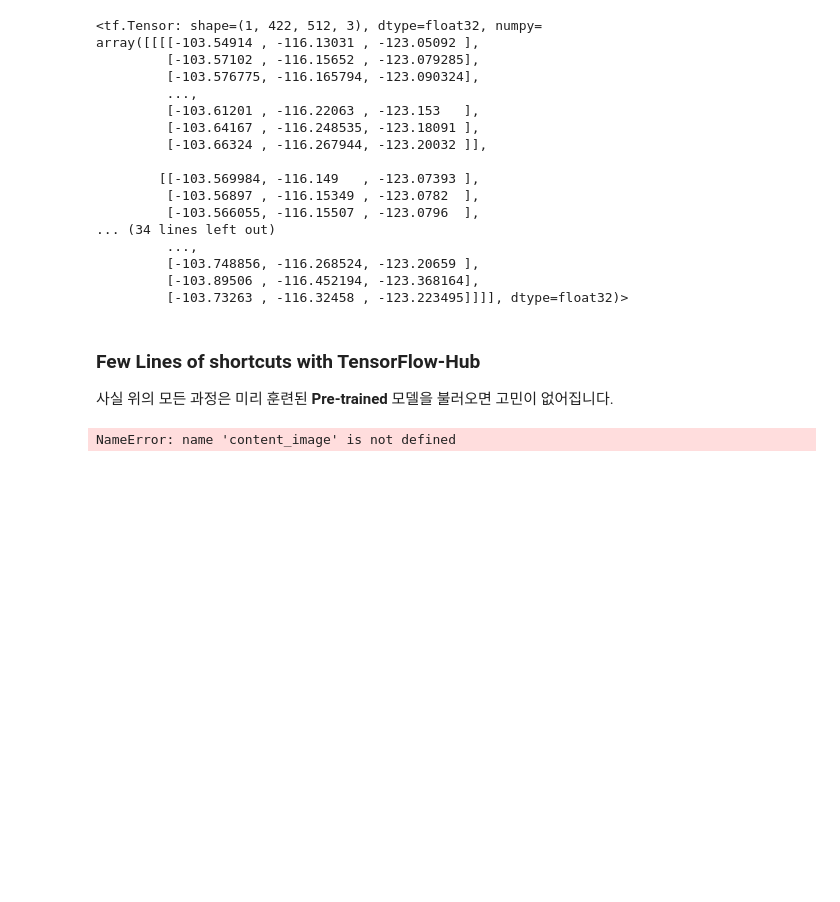
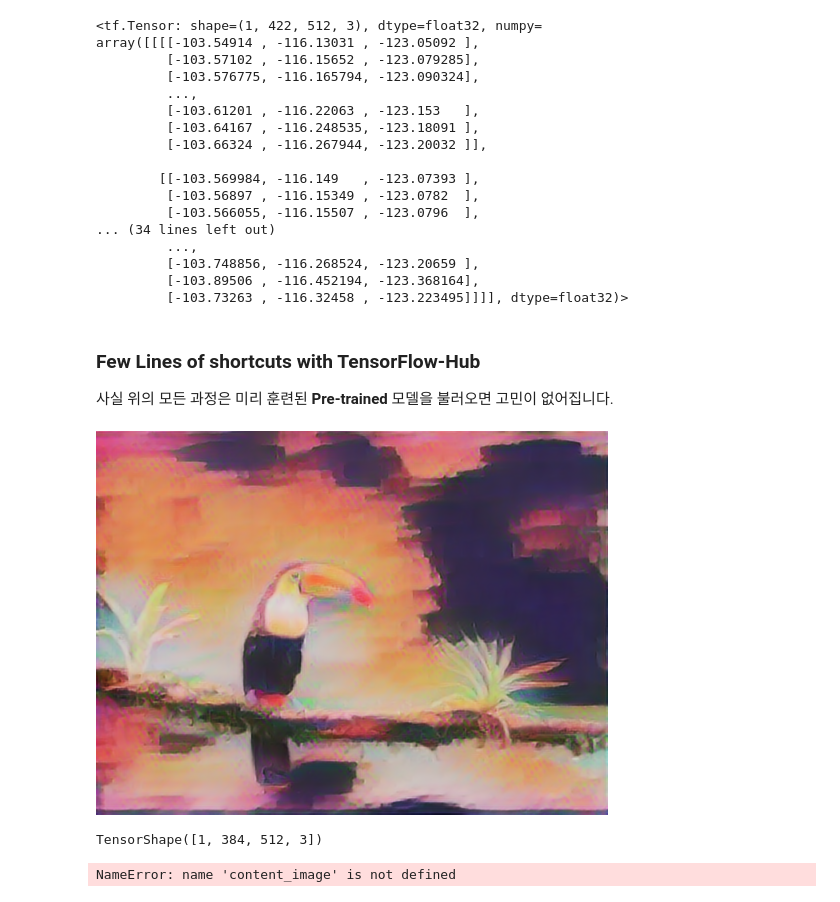
Before and after one commit to 1pha/neural-style-transfer, a Jupyter notebook: neural_style_transfer.ipynb, the cells around one changed output. Cells and saved outputs as stored; diff of their text form; code cells hidden in the pictures; blank space fills up the shorter version.

```diff
--- a/neural_style_transfer.ipynb
+++ b/neural_style_transfer.ipynb
@@ -349,6 +349,17 @@ array([[[[-103.54914 , -116.13031 , -123.05092 ],
 # %% [markdown]
 ### Few Lines of shortcuts with TensorFlow-Hub
 사실 위의 모든 과정은 미리 훈련된 **Pre-trained** 모델을 불러오면 고민이 없어집니다.
+# %%
+import tensorflow_hub as hub
+hub_module = hub.load('https://tfhub.dev/google/magenta/arbitrary-image-stylization-v1-256/1')
+stylized_image = hub_module(content_image, style_image)[0]
+tensor_to_image(stylized_image)
+# %% [output]
+[figure, added]
+# %%
+stylized_image.shape
+# %% [output]
+TensorShape([1, 384, 512, 3])
 # %%
 import tensorflow_hub as hub
 hub_module = hub.load('https://tfhub.dev/google/magenta/arbitrary-image-stylization-v1-256/1')
```
Also changed, not shown: parts of 10 cells of this notebook.
